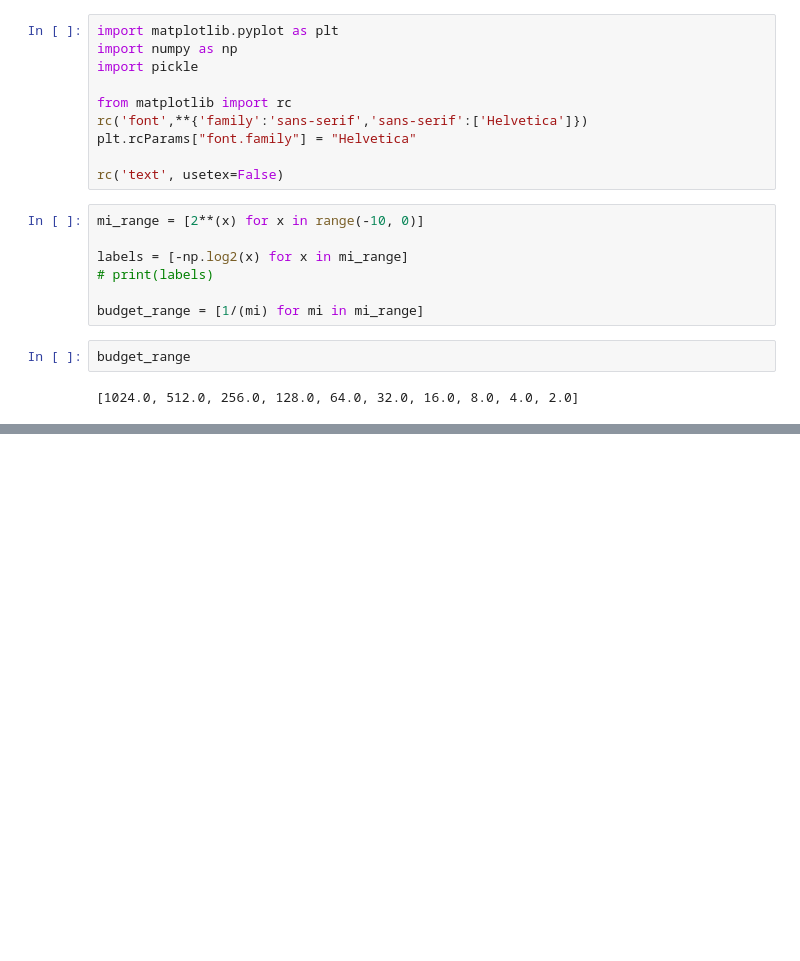
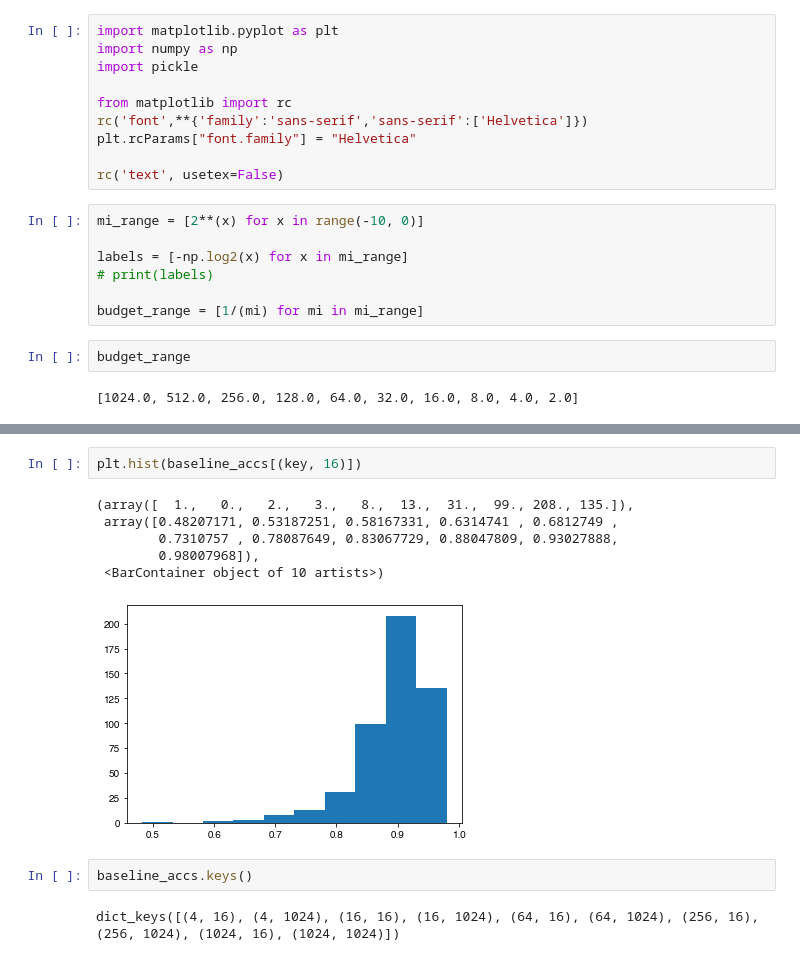
Before and after one commit to mayuri95/designing_for_privacy, a Jupyter notebook: pac_private_gd/gd_accs.ipynb, the cells around one changed output, grey strips where cells are left out. Saved outputs shown, nothing was run; the diff lists cells and outputs as text; blank space fills up the shorter version.

```diff
--- a/pac_private_gd/gd_accs.ipynb
+++ b/pac_private_gd/gd_accs.ipynb
@@ -119,0 +130,13 @@ for data_ind, data in enumerate(['credit', 'mnist_0_vs_7', 'mnist_7_vs_9']):
+# %%
+plt.hist(baseline_accs[(key, 16)])
+# %% [output]
+(array([  1.,   0.,   2.,   3.,   8.,  13.,  31.,  99., 208., 135.]),
+ array([0.48207171, 0.53187251, 0.58167331, 0.6314741 , 0.6812749 ,
+        0.7310757 , 0.78087649, 0.83067729, 0.88047809, 0.93027888,
+        0.98007968]),
+ <BarContainer object of 10 artists>)
+[figure, added]
+# %%
+baseline_accs.keys()
+# %% [output]
+dict_keys([(4, 16), (4, 1024), (16, 16), (16, 1024), (64, 16), (64, 1024), (256, 16), (256, 1024), (1024, 16), (1024, 1024)])
```
Also changed, not shown: parts of 11 cells of this notebook, 5 other files.
